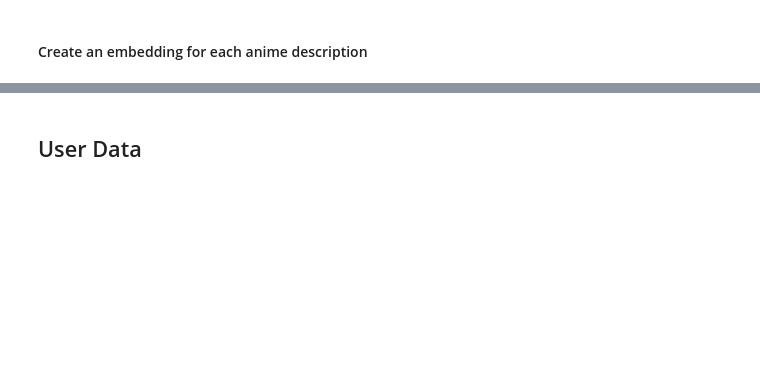
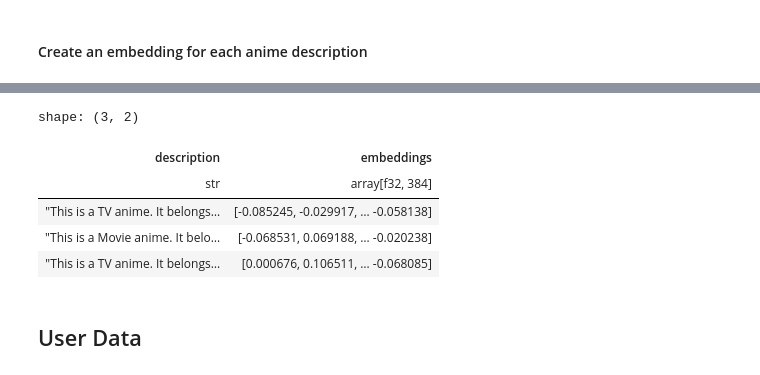
Before and after one commit to haturusinghe/mlops-datascience-anime-recsys, a Jupyter notebook: notebooks/1_feature-pipeline_computing_features.ipynb, the cells around one changed output, grey strips where cells are left out. Cells and saved outputs as stored; diff of their text form; code cells hidden in the pictures; blank space fills up the shorter version.

```diff
--- a/notebooks/1_feature-pipeline_computing_features.ipynb
+++ b/notebooks/1_feature-pipeline_computing_features.ipynb
@@ -121,7 +180,14 @@ anime_df = generate_embeddings_for_dataframe(
     batch_size=128,
 )
 # %%
-anime_df[["article_description", "embeddings"]].head(3)
+anime_df[["description", "embeddings"]].head(3)
+# %% [output]
+shape: (3, 2)
+| description | embeddings |
+| str | array[f32, 384] |
+| "This is a TV anime. It belongs… | [-0.085245, -0.029917, … -0.058138] |
+| "This is a Movie anime. It belo… | [-0.068531, 0.069188, … -0.020238] |
+| "This is a TV anime. It belongs… | [0.000676, 0.106511, … -0.068085] |
 # %% [markdown]
 ## User Data
 # %%
```
Also changed, not shown: parts of 13 cells of this notebook.
